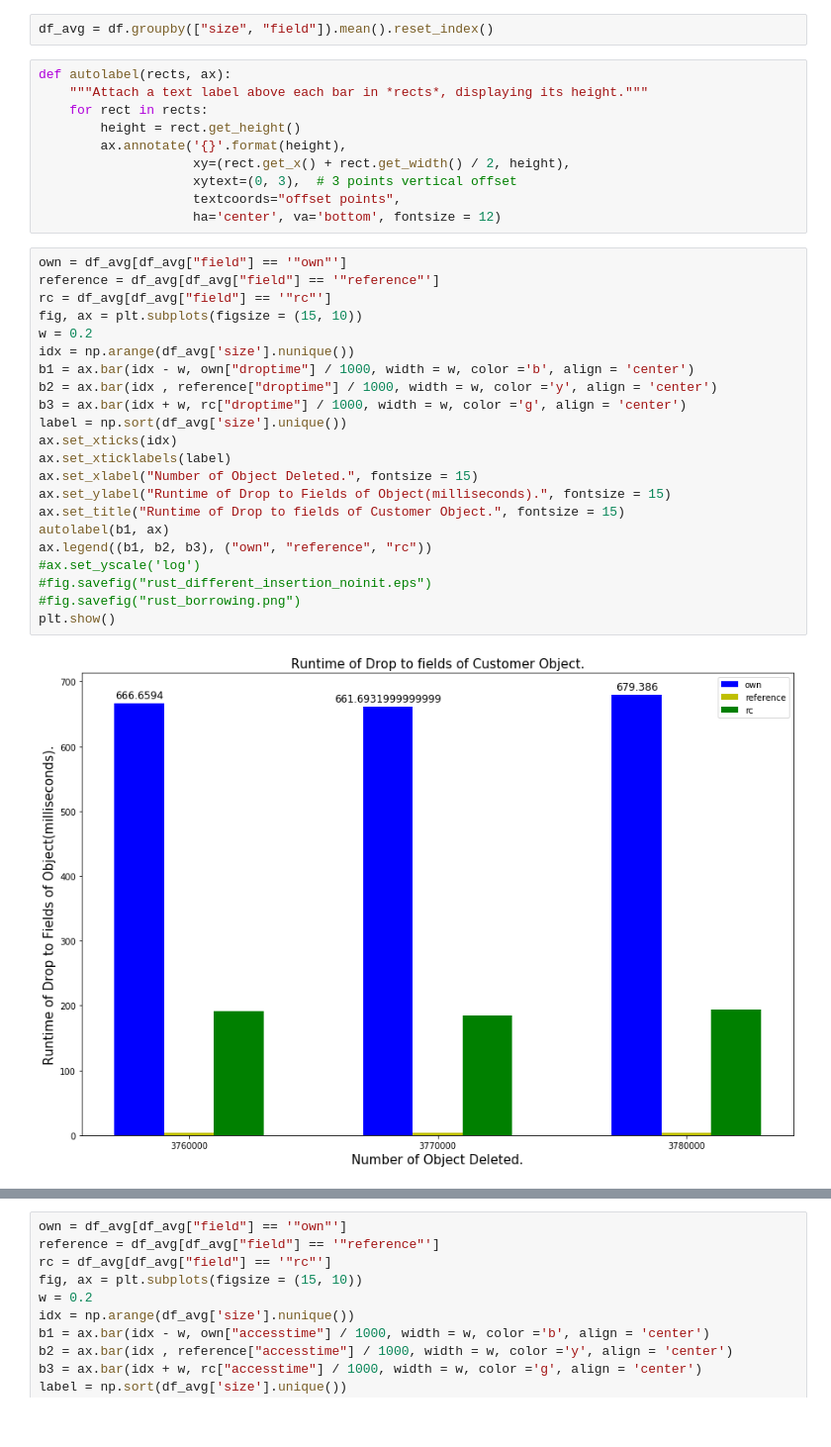
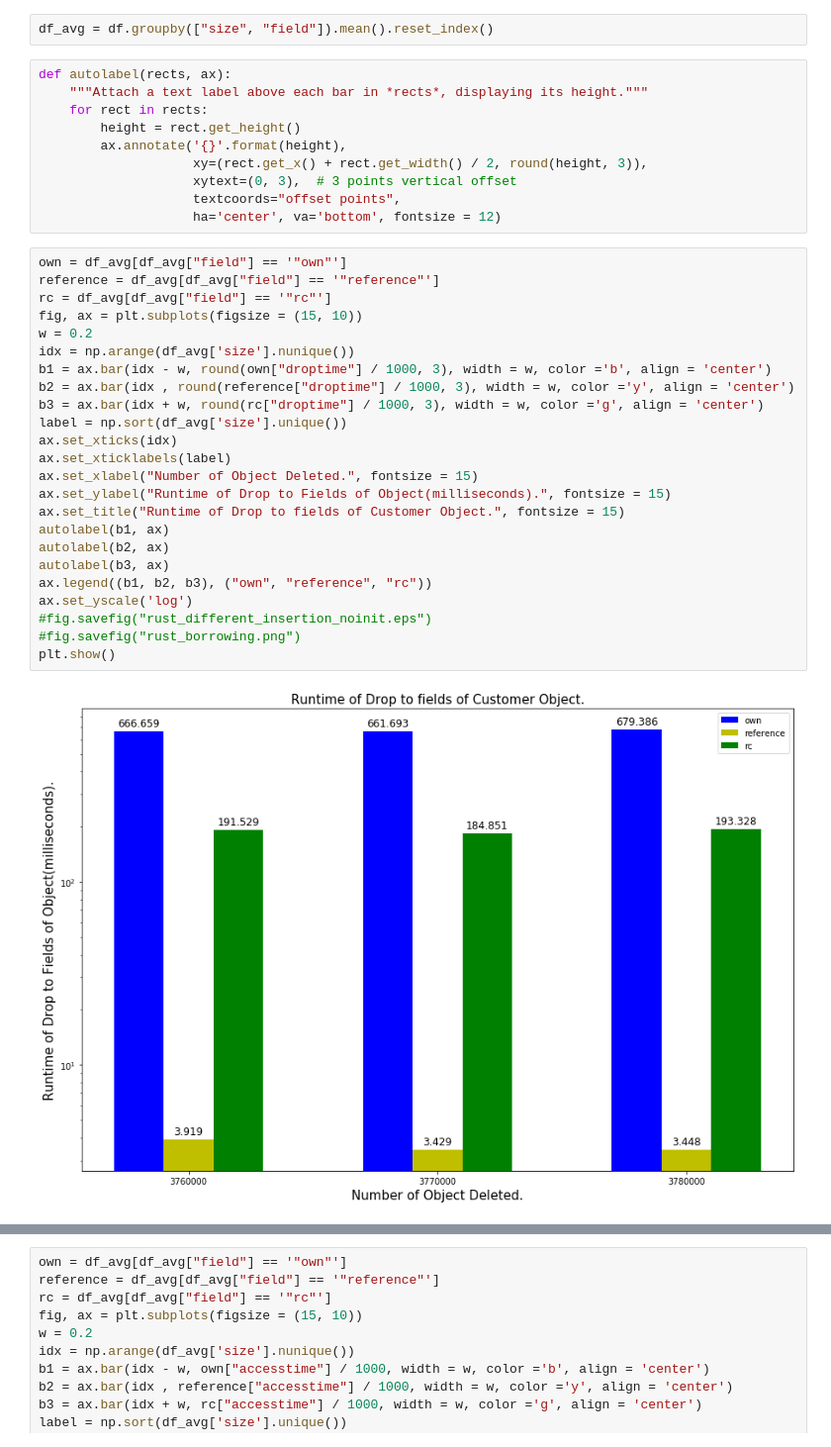
Before and after one commit to ShinsakuOkazaki/master-thesis, a Jupyter notebook: project/rust_rc_droptime/analysis/visualization.ipynb, the cells around one changed output, grey strips where cells are left out. Shown at 99% size. Saved outputs shown, nothing was run; the diff lists cells and outputs as text.

```diff
--- a/project/rust_rc_droptime/analysis/visualization.ipynb
+++ b/project/rust_rc_droptime/analysis/visualization.ipynb
@@ -32,34 +32,36 @@ def autolabel(rects, ax):
     for rect in rects:
         height = rect.get_height()
         ax.annotate('{}'.format(height),
-                    xy=(rect.get_x() + rect.get_width() / 2, height),
+                    xy=(rect.get_x() + rect.get_width() / 2, round(height, 3)),
                     xytext=(0, 3),  # 3 points vertical offset
                     textcoords="offset points",
                     ha='center', va='bottom', fontsize = 12)
 # %%
 own = df_avg[df_avg["field"] == '"own"']
 reference = df_avg[df_avg["field"] == '"reference"']
 rc = df_avg[df_avg["field"] == '"rc"']
 fig, ax = plt.subplots(figsize = (15, 10))
 w = 0.2
 idx = np.arange(df_avg['size'].nunique())
-b1 = ax.bar(idx - w, own["droptime"] / 1000, width = w, color ='b', align = 'center')
-b2 = ax.bar(idx , reference["droptime"] / 1000, width = w, color ='y', align = 'center')
-b3 = ax.bar(idx + w, rc["droptime"] / 1000, width = w, color ='g', align = 'center')
+b1 = ax.bar(idx - w, round(own["droptime"] / 1000, 3), width = w, color ='b', align = 'center')
+b2 = ax.bar(idx , round(reference["droptime"] / 1000, 3), width = w, color ='y', align = 'center')
+b3 = ax.bar(idx + w, round(rc["droptime"] / 1000, 3), width = w, color ='g', align = 'center')
 label = np.sort(df_avg['size'].unique())
 ax.set_xticks(idx)
 ax.set_xticklabels(label)
 ax.set_xlabel("Number of Object Deleted.", fontsize = 15)
 ax.set_ylabel("Runtime of Drop to Fields of Object(milliseconds).", fontsize = 15)
 ax.set_title("Runtime of Drop to fields of Customer Object.", fontsize = 15)
 autolabel(b1, ax)
+autolabel(b2, ax)
+autolabel(b3, ax)
 ax.legend((b1, b2, b3), ("own", "reference", "rc"))
-#ax.set_yscale('log')
+ax.set_yscale('log')
 #fig.savefig("rust_different_insertion_noinit.eps")
 #fig.savefig("rust_borrowing.png")
 plt.show()
 # %% [output]
-[figure, old version]
+[figure, new version]
 # %%
 reference = df_avg[df_avg["field"] == '"reference"']
 rc = df_avg[df_avg["field"] == '"rc"']
```
Also changed, not shown: parts of 1 cell of this notebook, 22 other files.
